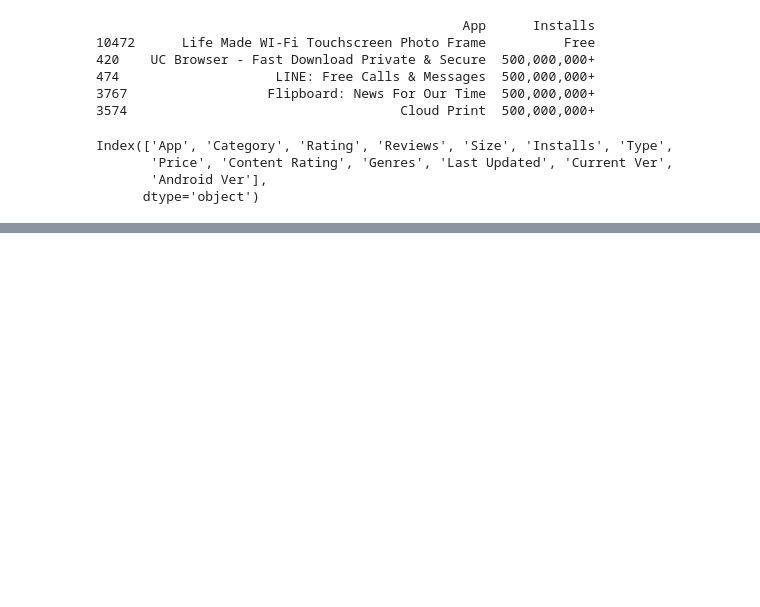
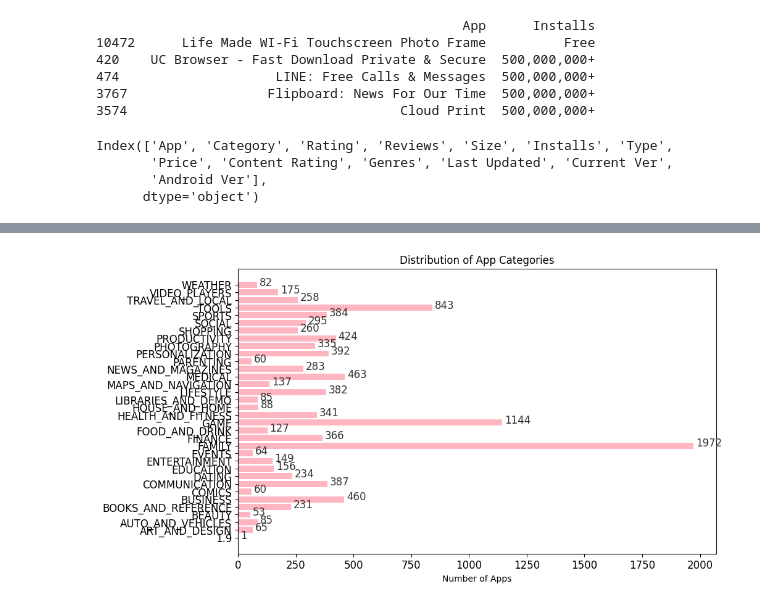
Before and after one commit to jul1998/Pandas-Python, a Jupyter notebook: google-app-store-data.ipynb, the cells around one changed output, grey strips where cells are left out. Cells and saved outputs as stored; diff of their text form; code cells hidden in the pictures; blank space fills up the shorter version.

```diff
--- a/google-app-store-data.ipynb
+++ b/google-app-store-data.ipynb
@@ -246,0 +261,20 @@ Index(['App', 'Category', 'Rating', 'Reviews', 'Size', 'Installs', 'Type',
+# %%
+# Explore the distribution of app categories using a bar chart or a pie chart.
+category_counts = data.groupby("Category")["App"].size()
+# create a bar chart
+#category_counts.plot(kind='pie', title='App Categories')
+
+
+fig, ax = plt.subplots(figsize=(10, 6))
+ax.barh(category_counts.index, category_counts.values, color='#FFB6C1')
+ax.set_xlabel('Number of Apps')
+ax.set_title('Distribution of App Categories')
+ax.tick_params(axis='both', which='major', labelsize=12)
+
+# add value labels to the bars
+for i, v in enumerate(category_counts.values):
+    ax.text(v + 10, i - 0.1, str(v), color='#333333', fontsize=12)
+
+plt.show()
+# %% [output]
+[figure, added]
```
Also changed, not shown: parts of 11 cells of this notebook.
